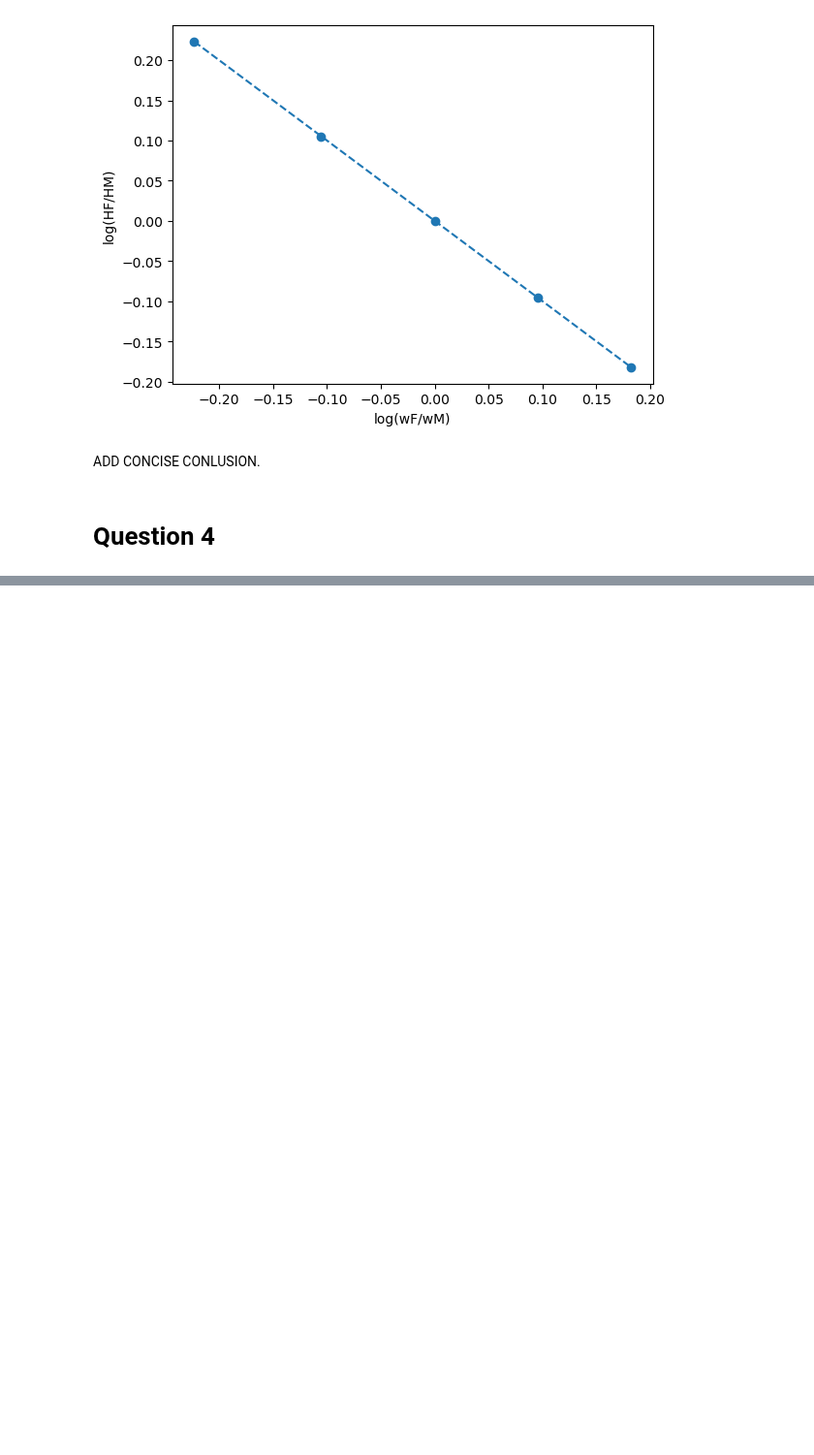
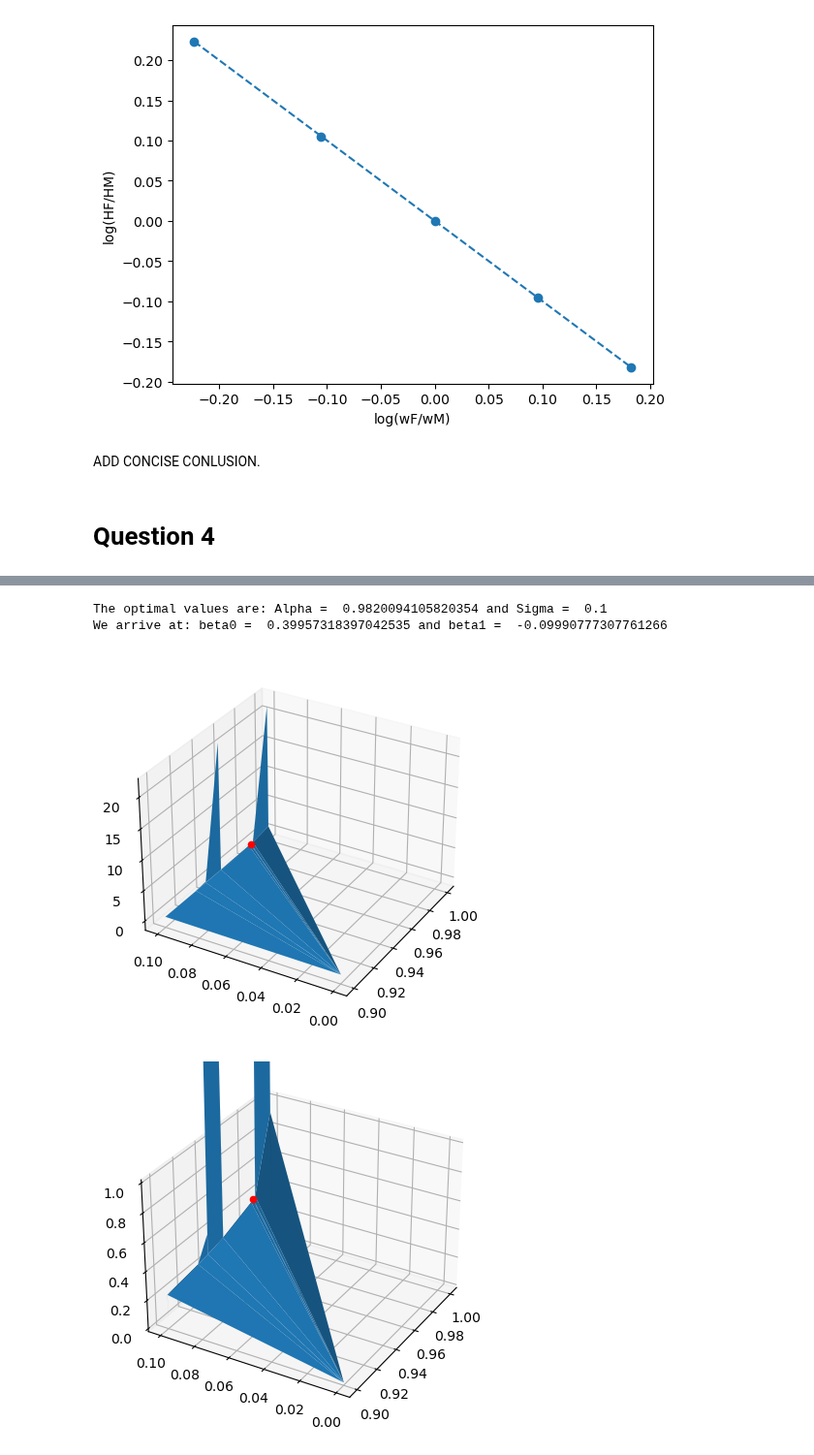
Before and after one commit to NumEconCopenhagen/projects-2023-mes, a Jupyter notebook: inauguralproject/inauguralproject.ipynb, the cells around one changed output, grey strips where cells are left out. Shown at 97% size. Cells and saved outputs as stored; diff of their text form; code cells hidden in the pictures; blank space fills up the shorter version.

Commit message:
included graphs, cleaned up a bit

```diff
--- a/inauguralproject/inauguralproject.ipynb
+++ b/inauguralproject/inauguralproject.ipynb
@@ -335,0 +254,26 @@ Optimal values: alpha = 0.9820, sigma = 0.1000
+# %%
+#Feed narrow bounds into optimizer:
+
+bounds = ((0.9, 1), (0, 0.1))
+
+model.estimate()
+
+# Print the optimal values of alpha and sigma
+print("The optimal values are: Alpha = ", model.par.alpha, "and Sigma = ", model.par.sigma)
+print("We arrive at: beta0 = ", model.sol.beta0, "and beta1 = ", model.sol.beta1)
+# %% [output]
+The optimal values are: Alpha =  0.9820094105820354 and Sigma =  0.1
+We arrive at: beta0 =  0.39957318397042535 and beta1 =  -0.09990777307761266
+# %%
+#graphs
+
+model = HouseholdSpecializationModelClass()
+
+model.estimate()
+
+model.graphics_unlimited()
+
+model.graphics_limited()
+# %% [output]
+[figure, added]
+[figure, added]
```
Also changed, not shown: parts of 6 cells of this notebook, 1 other file.
